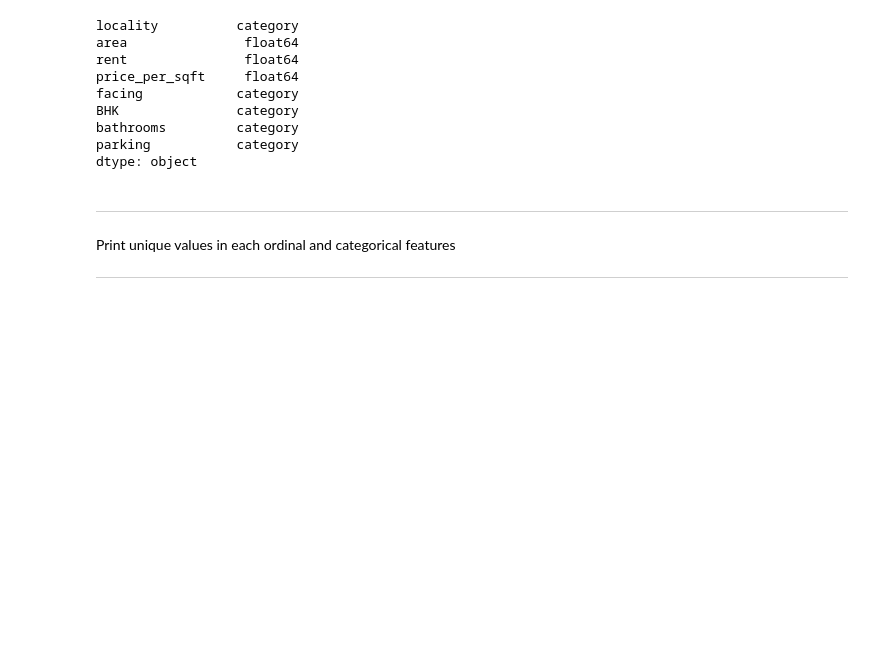
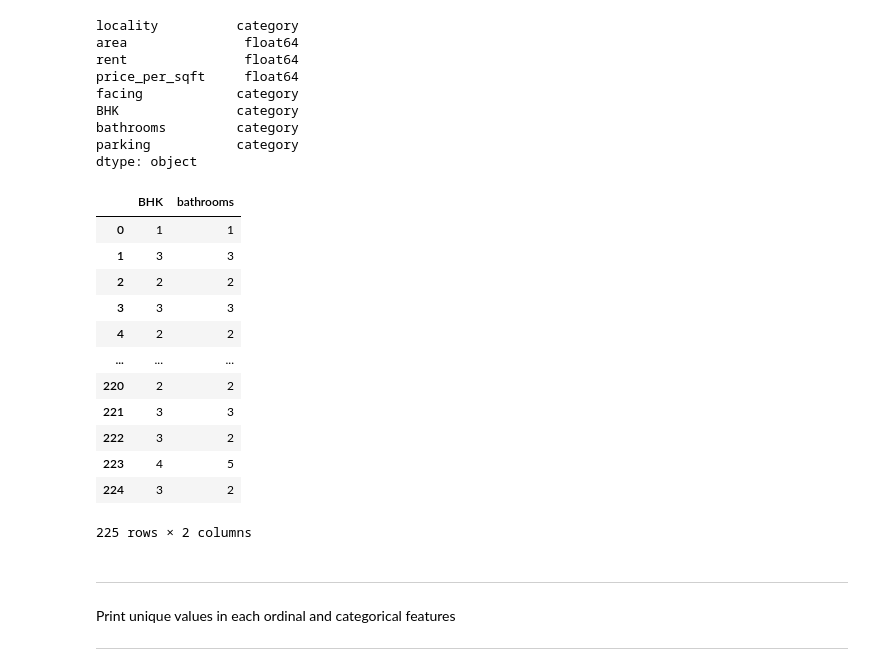
Before and after one commit to prashanthakg6/houseprice-ml-lab, a Jupyter notebook: notebooks/template.ipynb, the cells around one changed output. Saved outputs shown, nothing was run; the diff lists cells and outputs as text; code cells hidden in the pictures; blank space fills up the shorter version.

```diff
--- a/notebooks/template.ipynb
+++ b/notebooks/template.ipynb
@@ -181,6 +181,22 @@ BHK               category
 bathrooms         category
 parking           category
 dtype: object
+# %%
+df[ordinal_features]
+# %% [output]
+|  | BHK | bathrooms |
+| 0 | 1 | 1 |
+| 1 | 3 | 3 |
+| 2 | 2 | 2 |
+| 3 | 3 | 3 |
+| 4 | 2 | 2 |
+| ... | ... | ... |
+| 220 | 2 | 2 |
+| 221 | 3 | 3 |
+| 222 | 3 | 2 |
+| 223 | 4 | 5 |
+| 224 | 3 | 2 |
+225 rows × 2 columns
 # %% [markdown]
 ---
 
```
Also changed, not shown: parts of 6 cells of this notebook, 3 other files.
